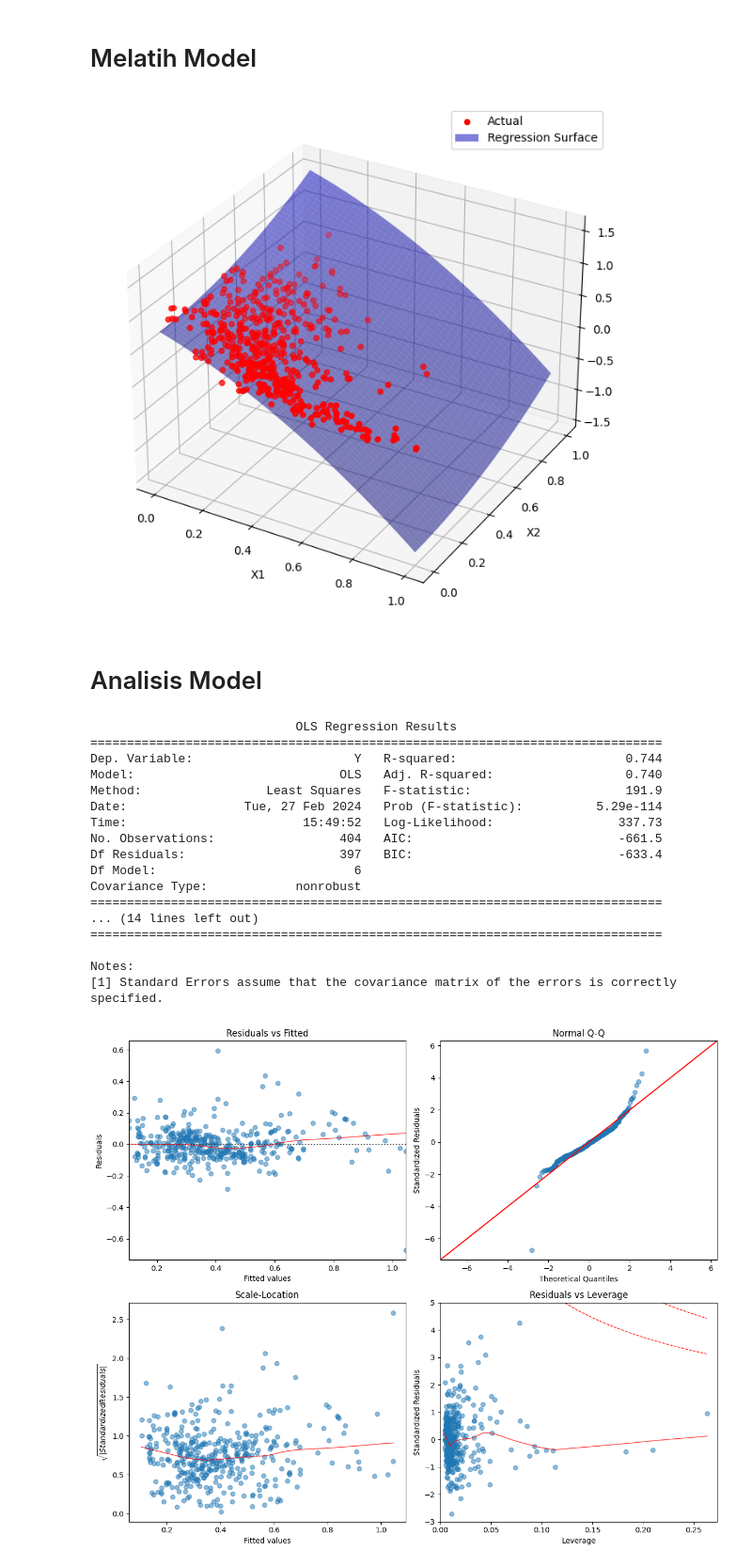
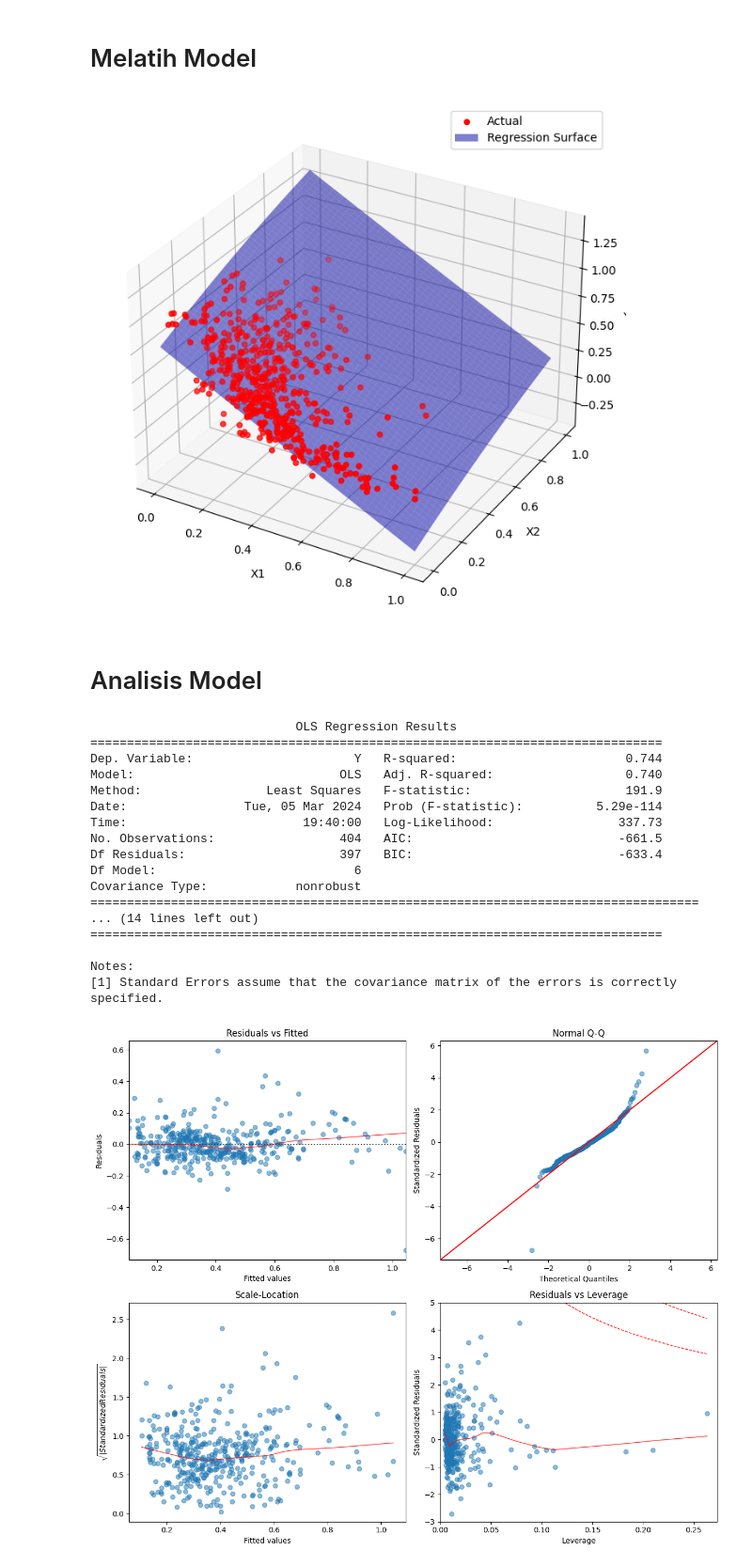
Before and after one commit to ardifjar443/learningMachineLearning, a Jupyter notebook: linear_regresion/multivariate(polynominal).ipynb, the cells around one changed output. Shown at 94% size. Cells and saved outputs as stored; diff of their text form; code cells hidden in the pictures.

```diff
--- a/linear_regresion/multivariate(polynominal).ipynb
+++ b/linear_regresion/multivariate(polynominal).ipynb
@@ -64,7 +85,0 @@ train_data, test_data = train_test_split(data, test_size=0.2, random_state=42)
-# %%
-X_train = sm.add_constant(train_data[['X1', 'X2', 'X3', 'X1_sq', 'X2_sq', 'X3_sq']])
-Y_train = train_data['Y']
-
-# Extracting features and target variable for testing
-X_test = sm.add_constant(test_data[['X1', 'X2', 'X3', 'X1_sq', 'X2_sq', 'X3_sq']])
-Y_test = test_data['Y']
@@ -91,45 +88,48 @@ model = sm.OLS(Y_train, X_train).fit()
+# %%
+
+model_fit = sm.OLS.from_formula("Y ~ X1 + np.power(X1, 2) + X2 + np.power(X2, 2) + X3 + np.power(X3, 2)", data=train_data).fit()
 # %%
 
-# Visualize the model
+# Visualize the model_fit
 fig = plt.figure(figsize=(12, 8))
 ax = fig.add_subplot(111, projection='3d')
 
 # Scatter plot for the actual data
 ax.scatter(data['X1'], data['X2'], data['Y'], color='red', label='Actual')
 
 # Create meshgrid for surface plot
 X1_surf, X2_surf = np.meshgrid(np.linspace(data['X1'].min(), data['X1'].max(), 100),
                                 np.linspace(data['X2'].min(), data['X2'].max(), 100))
-X3_surf = model.params[0] + model.params[1]*X1_surf + model.params[2]*X2_surf + model.params[3]*(X1_surf**2) + model.params[4]*(X2_surf**2)
+X3_surf = model_fit.params[0] + model_fit.params[1]*X1_surf + model_fit.params[2]*X2_surf + model_fit.params[3]*(X1_surf**2) + model_fit.params[4]*(X2_surf**2)
 
 # Plot the surface
 ax.plot_surface(X1_surf, X2_surf, X3_surf, color='blue', alpha=0.5, label='Regression Surface')
 
 ax.set_xlabel('X1')
 ax.set_ylabel('X2')
 ax.set_zlabel('Y')
 ax.legend()
 
 plt.show()
 # %% [output]
-[figure, old version]
+[figure, new version]
 # %% [markdown]
 # Analisis Model
 # %%
-print(model.summary())
+print(model_fit.summary())
 # %% [output]
                             OLS Regression Results
 ==============================================================================
 Dep. Variable:                      Y   R-squared:                       0.744
 Model:                            OLS   Adj. R-squared:                  0.740
 Method:                 Least Squares   F-statistic:                     191.9
-Date:                Tue, 27 Feb 2024   Prob (F-statistic):          5.29e-114
-Time:                        15:49:52   Log-Likelihood:                 337.73
+Date:                Tue, 05 Mar 2024   Prob (F-statistic):          5.29e-114
+Time:                        19:40:00   Log-Likelihood:                 337.73
 No. Observations:                 404   AIC:                            -661.5
 Df Residuals:                     397   BIC:                            -633.4
 Df Model:                           6
 Covariance Type:            nonrobust
-==============================================================================
+===================================================================================
 ... (14 lines left out)
 ==============================================================================
 
```
Also changed, not shown: parts of 10 cells of this notebook, 14 other files.
